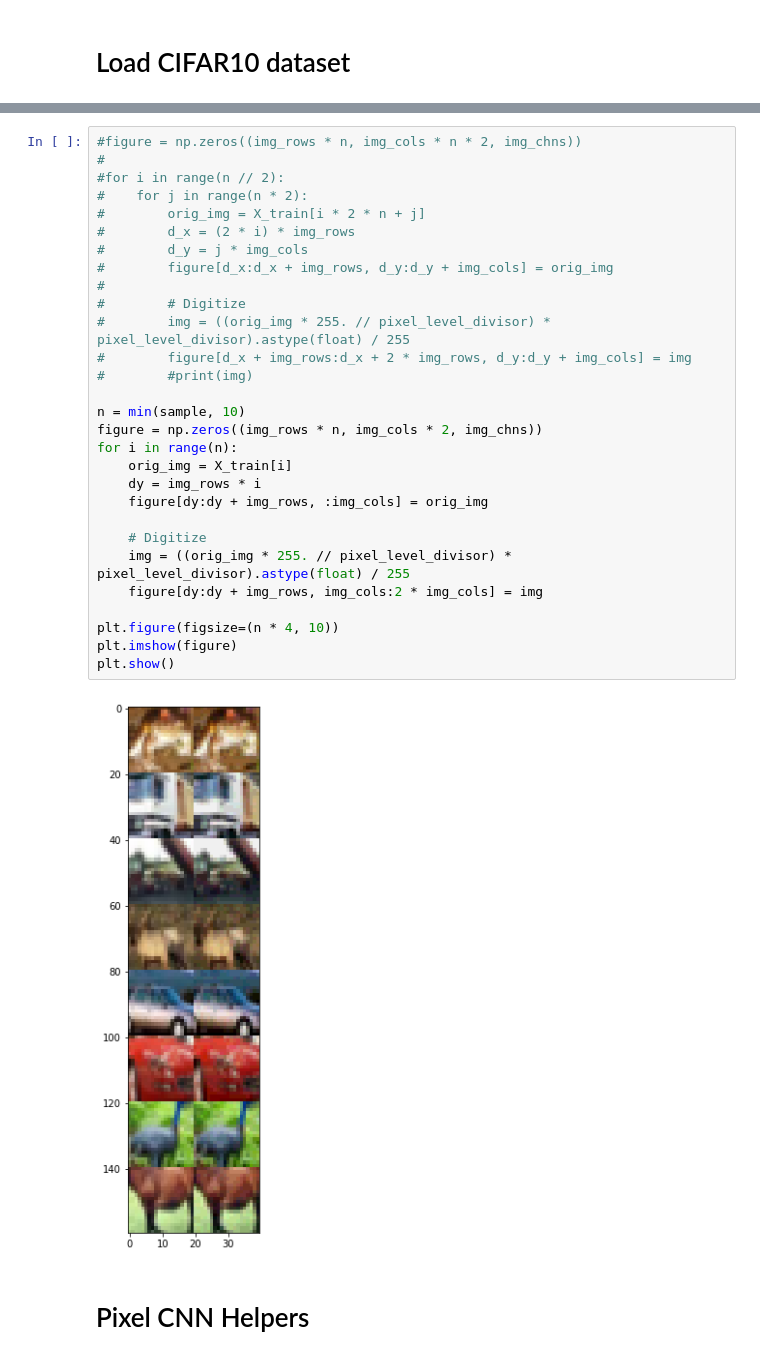
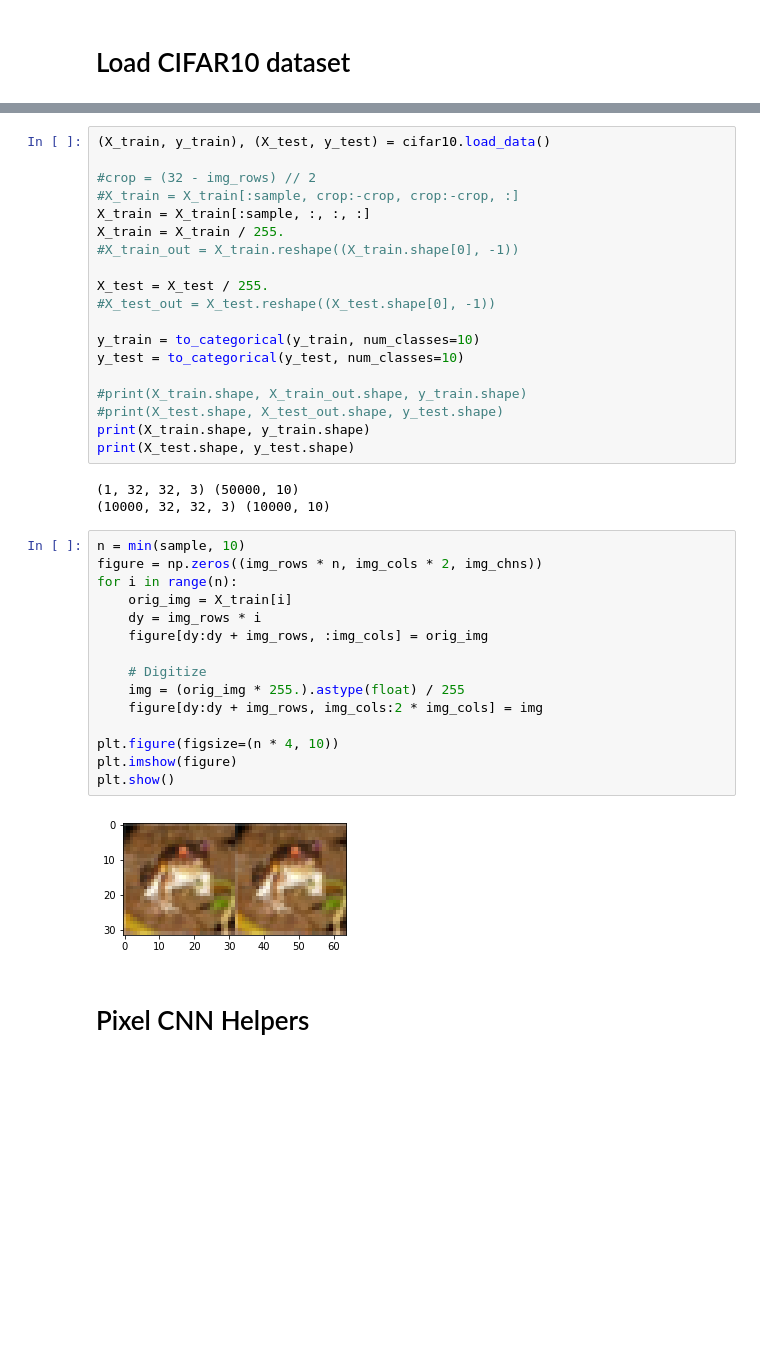
Before and after one commit to bjlkeng/sandbox, a Jupyter notebook: notebooks/pixel_cnn/pixelcnn.ipynb, the cells around one changed output, grey strips where cells are left out. Saved outputs shown, nothing was run; the diff lists cells and outputs as text; blank space fills up the shorter version.

```diff
--- a/notebooks/pixel_cnn/pixelcnn.ipynb
+++ b/notebooks/pixel_cnn/pixelcnn.ipynb
@@ -101,34 +52,42 @@ print(X_train_out[0].shape)
+# %%
+(X_train, y_train), (X_test, y_test) = cifar10.load_data()
+
+#crop = (32 - img_rows) // 2
+#X_train = X_train[:sample, crop:-crop, crop:-crop, :]
+X_train = X_train[:sample, :, :, :]
+X_train = X_train / 255.
+#X_train_out = X_train.reshape((X_train.shape[0], -1))
+
+X_test = X_test / 255.
+#X_test_out = X_test.reshape((X_test.shape[0], -1))
+
+y_train = to_categorical(y_train, num_classes=10)
+y_test = to_categorical(y_test, num_classes=10)
+
+#print(X_train.shape, X_train_out.shape, y_train.shape)
+#print(X_test.shape, X_test_out.shape, y_test.shape)
+print(X_train.shape, y_train.shape)
+print(X_test.shape, y_test.shape)
+# %% [output]
+(1, 32, 32, 3) (50000, 10)
+(10000, 32, 32, 3) (10000, 10)
 # %%
-#figure = np.zeros((img_rows * n, img_cols * n * 2, img_chns))
-#
-#for i in range(n // 2):
-#    for j in range(n * 2):
-#        orig_img = X_train[i * 2 * n + j]
-#        d_x = (2 * i) * img_rows
-#        d_y = j * img_cols
-#        figure[d_x:d_x + img_rows, d_y:d_y + img_cols] = orig_img
-#
-#        # Digitize
-#        img = ((orig_img * 255. // pixel_level_divisor) * pixel_level_divisor).astype(float) / 255
-#        figure[d_x + img_rows:d_x + 2 * img_rows, d_y:d_y + img_cols] = img
-#        #print(img)
-
 n = min(sample, 10)
 figure = np.zeros((img_rows * n, img_cols * 2, img_chns))
 for i in range(n):
     orig_img = X_train[i]
     dy = img_rows * i
     figure[dy:dy + img_rows, :img_cols] = orig_img
 
     # Digitize
-    img = ((orig_img * 255. // pixel_level_divisor) * pixel_level_divisor).astype(float) / 255
+    img = (orig_img * 255.).astype(float) / 255
     figure[dy:dy + img_rows, img_cols:2 * img_cols] = img
 
 plt.figure(figsize=(n * 4, 10))
 plt.imshow(figure)
 plt.show()
 # %% [output]
-[figure, old version]
+[figure, new version]
 # %% [markdown]
 # Pixel CNN Helpers
 # %%
```
Also changed, not shown: parts of 17 cells of this notebook, 5 other files.
